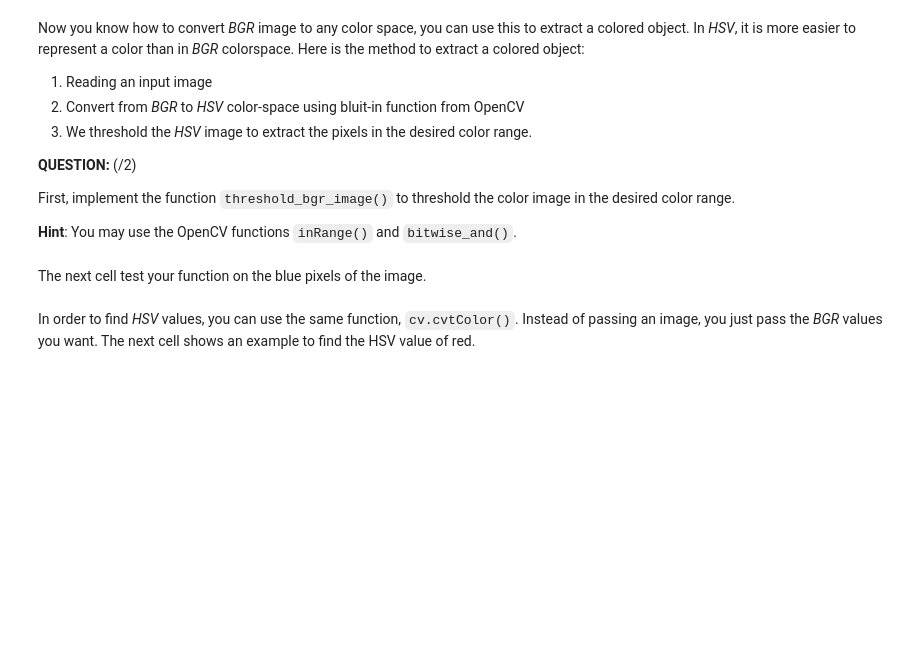
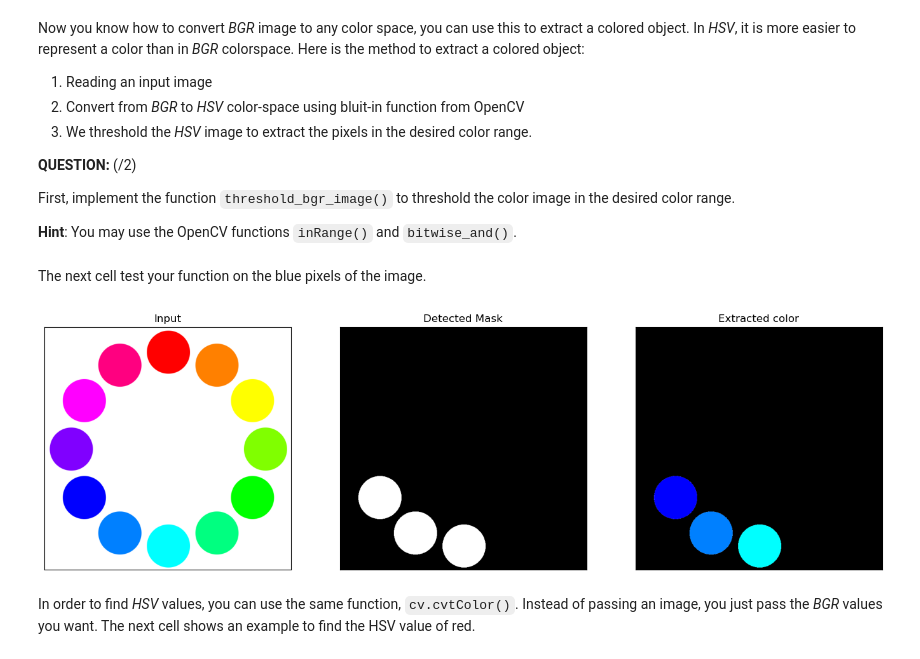
Before and after one commit to renukasinghvirk/lab_signal_processing, a Jupyter notebook: Lab1/01_introduction_image_processing_2024.ipynb, the cells around one changed output. Cells and saved outputs as stored; diff of their text form; code cells hidden in the pictures; blank space fills up the shorter version.

```diff
--- a/Lab1/01_introduction_image_processing_2024.ipynb
+++ b/Lab1/01_introduction_image_processing_2024.ipynb
@@ -171,29 +202,38 @@ def threshold_bgr_image(frame, lower, upper):
     :return res: Segmented image
     :return mask: binary mask
     """
+    # 1. Convert image to HSV color space
+    hsv = cv.cvtColor(frame, cv.COLOR_BGR2HSV)
 
+    # 2. Find pixels in the desired color range (mask)
+    mask = cv.inRange(hsv, lower, upper)
+
+    # 3. Apply the mask to the image
+    res = cv.bitwise_and(frame, frame, mask=mask)
 
     return res, mask
 # %% [markdown]
 The next cell test your function on the blue pixels of the image.
 # %%
 # 1. Read input
-img = cv.imread(os.path.join('..','data', 'circles_color.png'))
+img = cv.imread(os.path.join('.','data', 'circles_color.png'))
 
 # 2. Define range of blue color in HSV
 lower = np.asarray([90,120,120])
 upper = np.asarray([130,255,255])
 im, mask = threshold_bgr_image(img, lower, upper)
 
 # 3. Display using subplots
 fig, ax = plt.subplots(1, 3, figsize=(17, 9))
 display_image(img, axes=ax[0])
 ax[0].set_title('Input')
 display_image(mask, axes=ax[1], cmap='gray')
 ax[1].set_title('Detected Mask')
 display_image(im, axes=ax[2])
 ax[2].set_title('Extracted color');
 plt.show()
+# %% [output]
+[figure, added]
 # %% [markdown]
 In order to find *HSV* values, you can use the same function, `cv.cvtColor()`. Instead of passing an image, you just pass the *BGR* values you want. The next cell shows an example to find the HSV value of red.
 # %%
```
Also changed, not shown: parts of 19 cells of this notebook, 1 other file.
